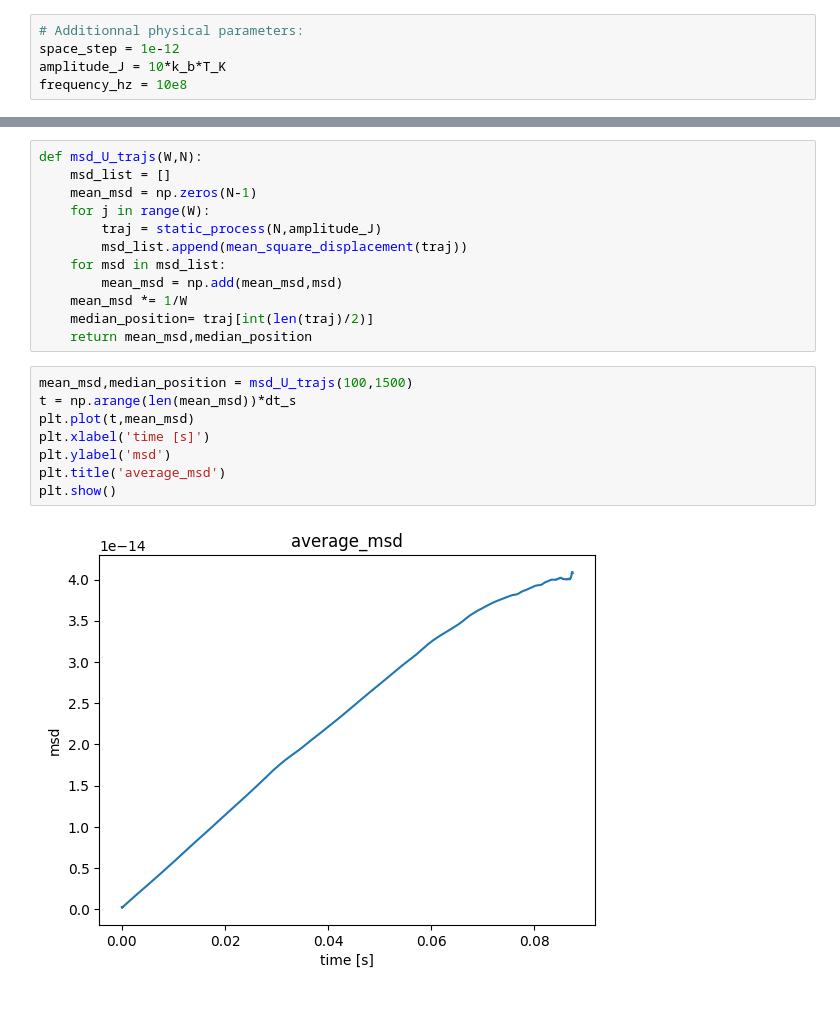
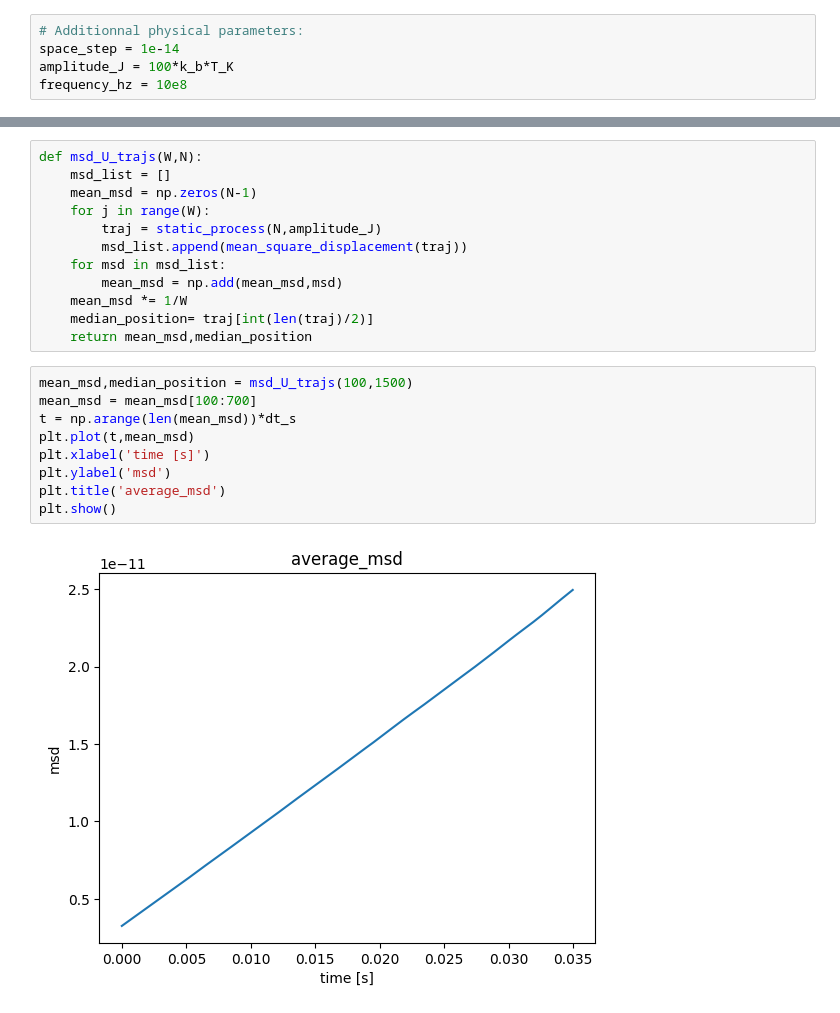
Before and after one commit to Antonin-Prom/IDIL_Internship_BFM_Langevin_modeling, a Jupyter notebook: langevin_simu/Diffusion_coefficients/msd_fit.ipynb, the cells around one changed output, grey strips where cells are left out. Cells and saved outputs as stored; diff of their text form.

```diff
--- a/langevin_simu/Diffusion_coefficients/msd_fit.ipynb
+++ b/langevin_simu/Diffusion_coefficients/msd_fit.ipynb
@@ -119,8 +119,8 @@ diffusion_coefficient 2.2689687083407336e-13 einstein_diffusion 2.19736508236098
 Determination of diffusion coefficient in periodic potential
 # %%
 # Additionnal physical parameters:
-space_step = 1e-12
-amplitude_J = 10*k_b*T_K
+space_step = 1e-14
+amplitude_J = 100*k_b*T_K
 frequency_hz = 10e8
 # %%
 def periodic_potential(A,x):
@@ -156,14 +156,15 @@ def msd_U_trajs(W,N):
     return mean_msd,median_position
 # %%
 mean_msd,median_position = msd_U_trajs(100,1500)
+mean_msd = mean_msd[100:700]
 t = np.arange(len(mean_msd))*dt_s
 plt.plot(t,mean_msd)
 plt.xlabel('time [s]')
 plt.ylabel('msd')
 plt.title('average_msd')
 plt.show()
 # %% [output]
-[figure, old version]
+[figure, new version]
 # %%
 def linear_fit(t, D):
     return 2 * D * t
```
Also changed, not shown: parts of 8 cells of this notebook.
